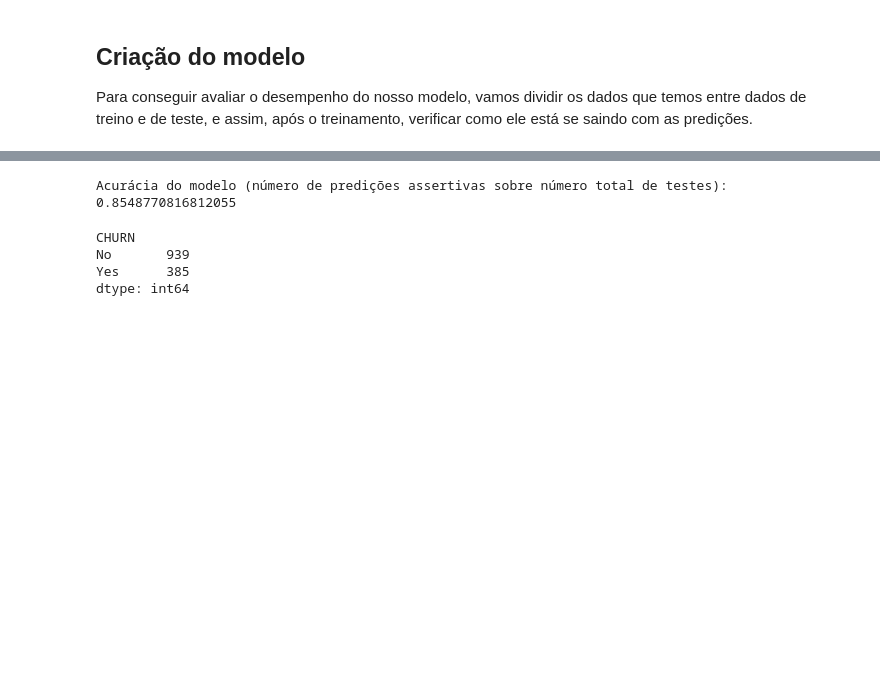
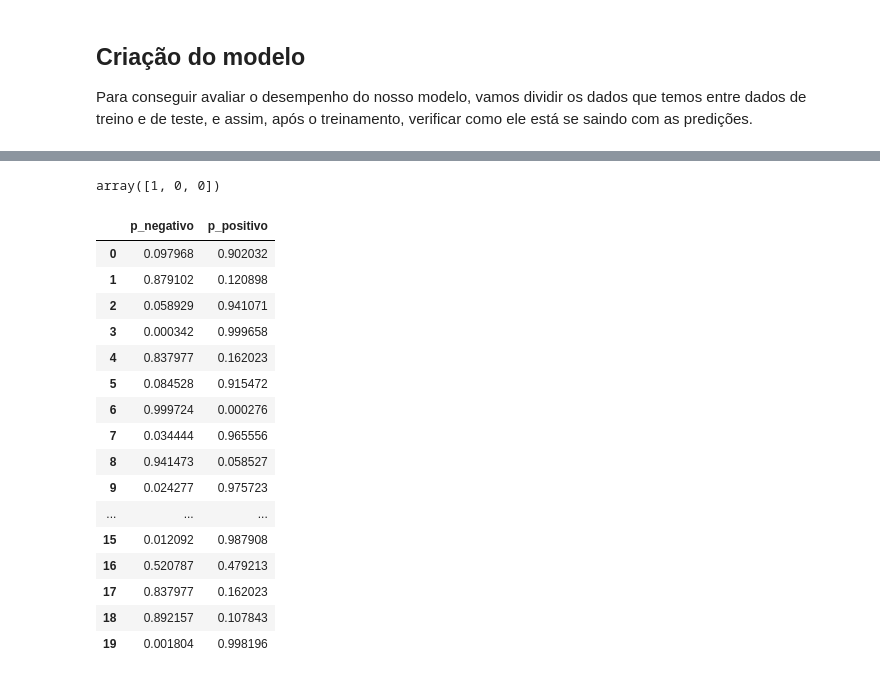
Before and after one commit to Cd4sh/project-pos-ai, a Jupyter notebook: notebook.ipynb, the cells around one changed output, grey strips where cells are left out. Cells and saved outputs as stored; diff of their text form; code cells hidden in the pictures; blank space fills up the shorter version.

```diff
--- a/notebook.ipynb
+++ b/notebook.ipynb
@@ -250,0 +200,19 @@ dtype: int64
+# %%
+test_pct = 0.35 # Separaremos 20% dos dados para testes
+X_train, X_test, y_train, y_test = train_test_split(X, y,
+                                         test_size=test_pct)
+model_RFC = OneVsRestClassifier(RandomForestClassifier())
+model_LG = LogisticRegression(solver='liblinear')
+
+model_RFC.fit(X_train, y_train.values.ravel())
+model_LG.fit(X_train, y_train.values.ravel())
+
+y_pred_RFC = model_RFC.predict(X_test);
+y_pred_LG = model_LG.predict(X_test);
+
+
+f1_RFC = f1_score(y_test, y_pred_RFC);
+f1_LG = f1_score(y_test, y_pred_LG);
+
+print(f"Random Forest: {f1_RFC}")
+print(f"Logistic Regression: {f1_LG}")
@@ -256,12 +226,0 @@ Abaixo, separamos os dados que queremos predizer dos dados que utilizamos como i
-# %%
-test_pct = 0.2 # Separaremos 30% dos dados para testes
-X_train, X_test, y_train, y_test = train_test_split(X, y, test_size=test_pct)
-
-model = RandomForestClassifier(n_estimators=999)
-model.fit(X_train, y_train.values.ravel())
-
-y_pred = model.predict(X_test);
-acc = f1_score(y_test, y_pred);
-print(f"Acurácia do modelo (número de predições assertivas sobre número total de testes): {acc}")
-# %% [output]
-Acurácia do modelo (número de predições assertivas sobre número total de testes): 0.8548770816812055
@@ -280,7 +227,28 @@ answer.to_csv('ANSWER.csv',index=False);
-# %%
-answer.value_counts()
-# %% [output]
-CHURN
-No       939
-Yes      385
-dtype: int64
+# %%
+y_pred_LG[0:3]
+# %% [output]
+array([1, 0, 0])
+# %%
+pred = model_LG.predict_proba(X_test)
+# %%
+dataframe = pd.DataFrame(pred, columns = ['p_negativo', 'p_positivo'])
+# %%
+dataframe.head(20)
+# %% [output]
+|  | p_negativo | p_positivo |
+| 0 | 0.097968 | 0.902032 |
+| 1 | 0.879102 | 0.120898 |
+| 2 | 0.058929 | 0.941071 |
+| 3 | 0.000342 | 0.999658 |
+| 4 | 0.837977 | 0.162023 |
+| 5 | 0.084528 | 0.915472 |
+| 6 | 0.999724 | 0.000276 |
+| 7 | 0.034444 | 0.965556 |
+| 8 | 0.941473 | 0.058527 |
+| 9 | 0.024277 | 0.975723 |
+| ... | ... | ... |
+| 15 | 0.012092 | 0.987908 |
+| 16 | 0.520787 | 0.479213 |
+| 17 | 0.837977 | 0.162023 |
+| 18 | 0.892157 | 0.107843 |
+| 19 | 0.001804 | 0.998196 |
```
Also changed, not shown: parts of 21 cells of this notebook, 2 other files.
